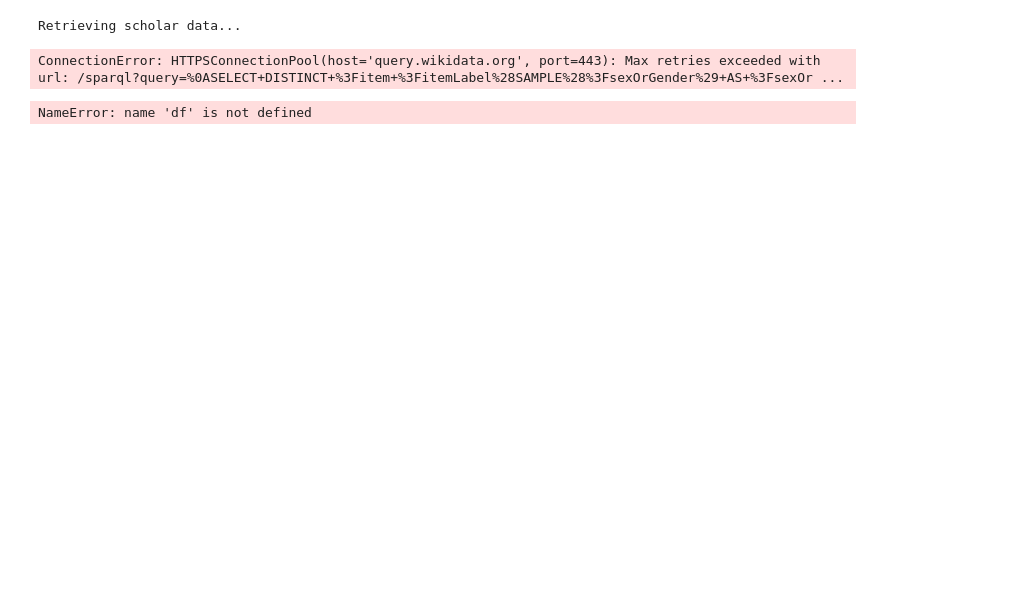
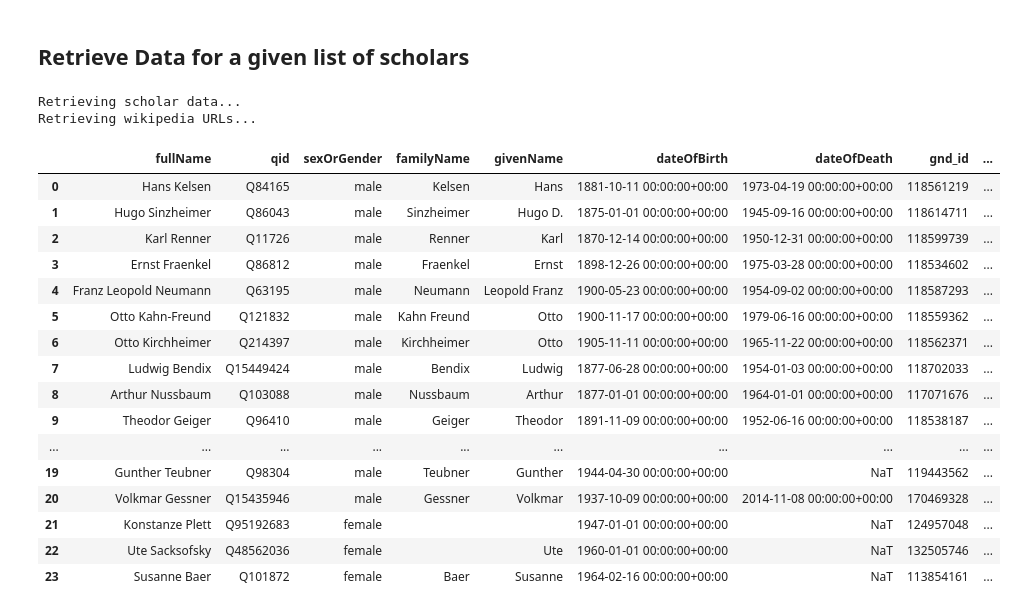
Before and after one commit to cboulanger/experiments, a Jupyter notebook: wikidata/query-wikidata.ipynb, the cells around one changed output. Saved outputs shown, nothing was run; the diff lists cells and outputs as text; code cells hidden in the pictures; blank space fills up the shorter version.

Commit message:
commit changes to wikidata-experiments

```diff
--- a/wikidata/query-wikidata.ipynb
+++ b/wikidata/query-wikidata.ipynb
@@ -148,47 +174,72 @@ def get_person_info_from_wikidata(names, property_map, languages=None):
     return df
+# %% [markdown]
+## Retrieve Data for a given list of scholars
 # %%
 # Now calling the updated function with the 'language' parameter
 property_labels_to_ids = {
     'sexOrGender': 'P21',
 #    'image': 'P18',
-    'countryOfCitizenship': 'P27',
+#    'countryOfCitizenship': 'P27',
+    'familyName': 'P734',
     'givenName': 'P735',
-    'familyName': 'P734',
     'dateOfBirth': 'P569',
     'dateOfDeath': 'P570',
-    'occupation': 'P106',
-    'fieldOfWork': 'P101',
-    'viaf_id': 'P214',
-    'isni_id': 'P213',
+#    'occupation': 'P106',
+#    'fieldOfWork': 'P101',
+#    'viaf_id': 'P214',
+#    'isni_id': 'P213',
     'gnd_id': 'P227'
 }
 
 scholars = [
     "Hans Kelsen",
     "Hugo Sinzheimer",
     ("Karl Renner","Q11726"),
     ("Ernst Fraenkel", "Q86812"),
     ("Franz Leopold Neumann", "Q63195"),
     "Otto Kahn-Freund",
     "Otto Kirchheimer",
     "Herrmann Kantorowicz",
-    ("Ludwig Bendix", "Q28053205"),
+    ("Ludwig Bendix", "Q15449424"),
     ("Arthur Nussbaum", "Q103088"),
     "Theodor Geiger",
     "Erhard Blankenburg",
     "Wolfgang Kaupen",
     "Rüdiger Lautmann",
     "Thilo Ramm",
     "Rudolf Wiethölter",
     ("Niklas Luhmann","Q57238"),
+    'Hubert Rottleuthner',
+    'Ralf Rogowski',
     "Gunther Teubner",
     "Volkmar Gessner",
     "Konstanze Plett",
     "Ute Sacksofsky",
     ("Susanne Baer","Q101872")
 ]
-df = get_person_info_from_wikidata(scholars, property_labels_to_ids)
+df = get_person_info_from_wikidata(scholars, property_labels_to_ids, debug=False)
+# Convert date strings to datetime
+df['dateOfBirth'] = pd.to_datetime(df['dateOfBirth'])
+df['dateOfDeath'] = pd.to_datetime(df['dateOfDeath'])
+df.to_csv("scholars.csv", index=False)
 df
 # %% [output]
 Retrieving scholar data...
+Retrieving wikipedia URLs...
-ConnectionError: HTTPSConnectionPool(host='query.wikidata.org', port=443): Max retries exceeded with url: /sparql?query=%0ASELECT+DISTINCT+%3Fitem+%3FitemLabel%28SAMPLE%28%3FsexOrGender%29+AS+%3FsexOr ...
+|  | fullName | qid | sexOrGender | familyName | givenName | dateOfBirth | dateOfDeath | gnd_id | ... |
+| 0 | Hans Kelsen | Q84165 | male | Kelsen | Hans | 1881-10-11 00:00:00+00:00 | 1973-04-19 00:00:00+00:00 | 118561219 | ... |
+| 1 | Hugo Sinzheimer | Q86043 | male | Sinzheimer | Hugo D. | 1875-01-01 00:00:00+00:00 | 1945-09-16 00:00:00+00:00 | 118614711 | ... |
+| 2 | Karl Renner | Q11726 | male | Renner | Karl | 1870-12-14 00:00:00+00:00 | 1950-12-31 00:00:00+00:00 | 118599739 | ... |
+| 3 | Ernst Fraenkel | Q86812 | male | Fraenkel | Ernst | 1898-12-26 00:00:00+00:00 | 1975-03-28 00:00:00+00:00 | 118534602 | ... |
+| 4 | Franz Leopold Neumann | Q63195 | male | Neumann | Leopold Franz | 1900-05-23 00:00:00+00:00 | 1954-09-02 00:00:00+00:00 | 118587293 | ... |
+| 5 | Otto Kahn-Freund | Q121832 | male | Kahn Freund | Otto | 1900-11-17 00:00:00+00:00 | 1979-06-16 00:00:00+00:00 | 118559362 | ... |
+| 6 | Otto Kirchheimer | Q214397 | male | Kirchheimer | Otto | 1905-11-11 00:00:00+00:00 | 1965-11-22 00:00:00+00:00 | 118562371 | ... |
+| 7 | Ludwig Bendix | Q15449424 | male | Bendix | Ludwig | 1877-06-28 00:00:00+00:00 | 1954-01-03 00:00:00+00:00 | 118702033 | ... |
+| 8 | Arthur Nussbaum | Q103088 | male | Nussbaum | Arthur | 1877-01-01 00:00:00+00:00 | 1964-01-01 00:00:00+00:00 | 117071676 | ... |
+| 9 | Theodor Geiger | Q96410 | male | Geiger | Theodor | 1891-11-09 00:00:00+00:00 | 1952-06-16 00:00:00+00:00 | 118538187 | ... |
+| ... | ... | ... | ... | ... | ... | ... | ... | ... | ... |
+| 19 | Gunther Teubner | Q98304 | male | Teubner | Gunther | 1944-04-30 00:00:00+00:00 | NaT | 119443562 | ... |
+| 20 | Volkmar Gessner | Q15435946 | male | Gessner | Volkmar | 1937-10-09 00:00:00+00:00 | 2014-11-08 00:00:00+00:00 | 170469328 | ... |
+| 21 | Konstanze Plett | Q95192683 | female |  |  | 1947-01-01 00:00:00+00:00 | NaT | 124957048 | ... |
+| 22 | Ute Sacksofsky | Q48562036 | female |  | Ute | 1960-01-01 00:00:00+00:00 | NaT | 132505746 | ... |
+| 23 | Susanne Baer | Q101872 | female | Baer | Susanne | 1964-02-16 00:00:00+00:00 | NaT | 113854161 | ... |
@@ -197,4 +245,0 @@ from lib.dnb_data import get_publications
-# %%
-df.to_csv("scholars.csv", index=False)
-# %% [output]
-NameError: name 'df' is not defined
```
Also changed, not shown: parts of 8 cells of this notebook, 3 other files.
